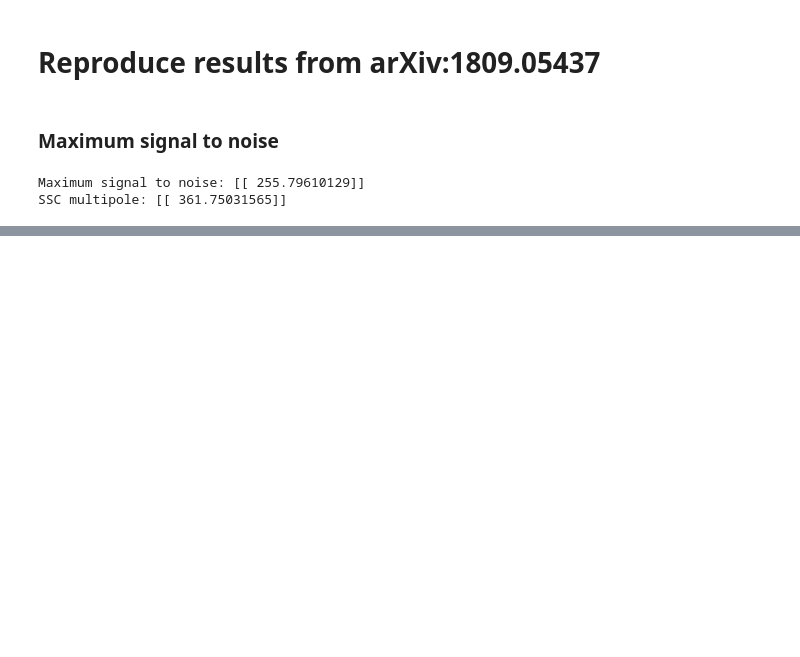
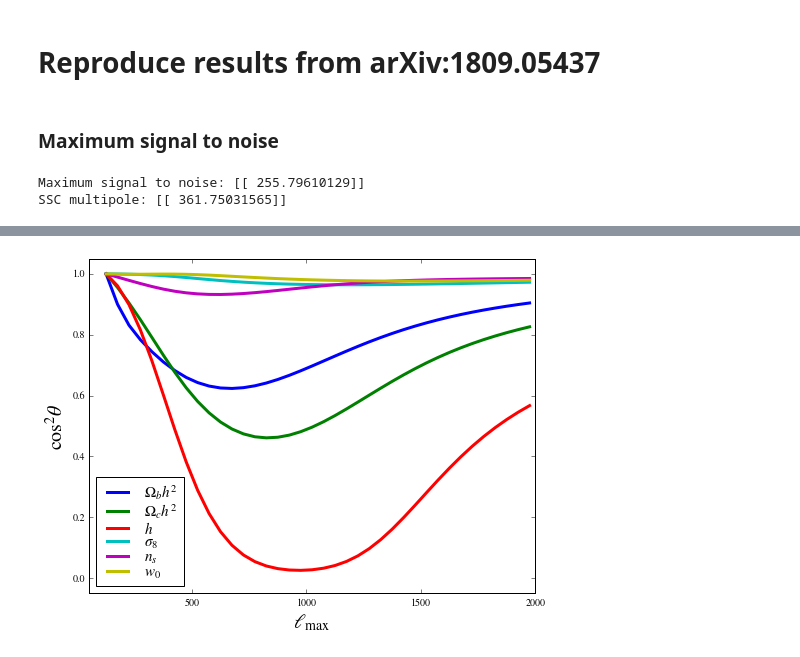
Before and after one commit to fabienlacasa/PySSC, a Jupyter notebook: fastSSC.ipynb, the cells around one changed output, grey strips where cells are left out. Cells and saved outputs as stored; diff of their text form; code cells hidden in the pictures; blank space fills up the shorter version.

```diff
--- a/fastSSC.ipynb
+++ b/fastSSC.ipynb
@@ -149,0 +226,47 @@ SSC multipole: [[ 361.75031565]]
+# %%
+# Load data
+dclbindparams     = dico['dclbindparams']
+latex_param_names = dico['latex_param_names']
+param_names       = dico['param_names']
+nparams           = len(latex_param_names)
+# %%
+#Compute cumulative Fisher for any number of multipole bins
+Fisher_G_arr   = np.zeros((nparams,nparams,nbins))
+Fisher_Sij_arr  = np.zeros((nparams,nparams,nbins))
+Fisher_sigma2_arr  = np.zeros((nparams,nparams,nbins))
+for nbinmax in range(0,nbins):
+    cGau    = np.matrix(CovCl_G_lbin[0:nbinmax,0:nbinmax])
+    cSij    = np.matrix(CovCl_SSC_Sij_lbin[0:nbinmax,0:nbinmax])
+    csigma2 = np.matrix(CovCl_SSC_sigma2_lbin[0:nbinmax,0:nbinmax])
+    for ip in range(0,nparams):
+        dvec1 = np.matrix(dclbindparams[ip,0:nbinmax])
+        for jp in range(0,nparams):
+            dvec2 = np.matrix(dclbindparams[jp,0:nbinmax])
+            Fisher_G_arr[ip,jp,nbinmax]       = dvec1*np.linalg.inv(cGau)*dvec2.transpose()
+            Fisher_Sij_arr[ip,jp,nbinmax]     = dvec1*np.linalg.inv(cGau+cSij)*dvec2.transpose()
+            Fisher_sigma2_arr[ip,jp,nbinmax]  = dvec1*np.linalg.inv(cGau+csigma2)*dvec2.transpose()
+# %%
+# Now compute the costheta defined in Lacasa & Grain
+#costheta = <dCldp,V>/sqrt(<dCldp,dCldp><V,V>) with V=Rl*Cl and <X,Y>=X*Cgau^(-1)*Y
+costheta_arr   = np.zeros((nparams,nbins))
+for nbinmax in range(0,nbins):
+    cGau  = np.matrix(CovCl_G_lbin[0:nbinmax,0:nbinmax])
+    icGau = np.linalg.inv(cGau)
+    for ip in range(0,nparams):
+        dvec = np.matrix(dclbindparams[ip,0:nbinmax])
+        Vvec = np.matrix(R*clbin[0:nbinmax])
+        normd = dvec*icGau*dvec.transpose() ; normV = Vvec*icGau*Vvec.transpose() ; scalprod = dvec*icGau*Vvec.transpose()
+        costheta_arr[ip,nbinmax] = scalprod / np.sqrt(normd*normV)
+# %%
+# Plot costheta^2, for cosmo parameters only
+fig = plt.figure(figsize=(8,6))
+for ip in range(5,nparams):
+    plt.plot(lcenter,costheta_arr[ip,:]**2,lw=3,label=latex_param_names[ip])
+plt.xlim([50,2000]) ; plt.ylim([-0.05,1.05])
+plt.legend(labelspacing=0.0,fontsize=15,loc='lower left')
+plt.ylabel(r'$\cos^2\theta$',fontsize=20)
+plt.xlabel('$\ell_\mathrm{max}$',fontsize=20)
+#plt.savefig("cos2theta_vslmax.png",bbox_inches='tight')
+plt.show()
+# %% [output]
+[figure, added]
```
Also changed, not shown: parts of 17 cells of this notebook, 1 other file.
